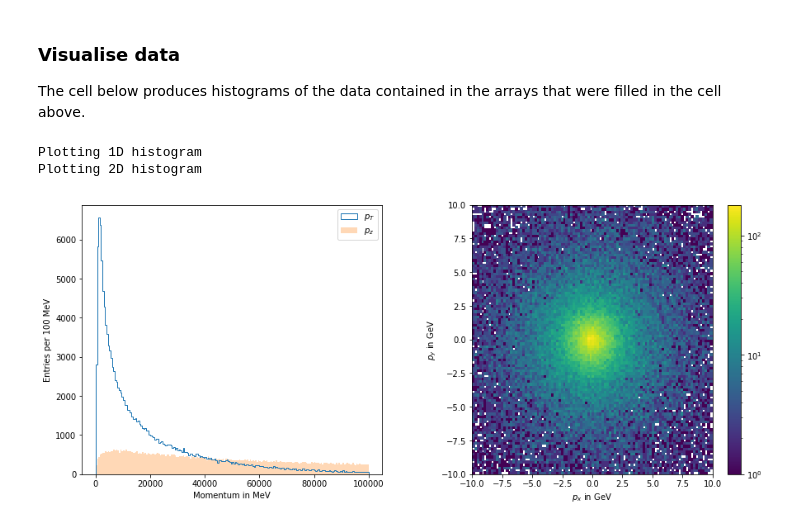
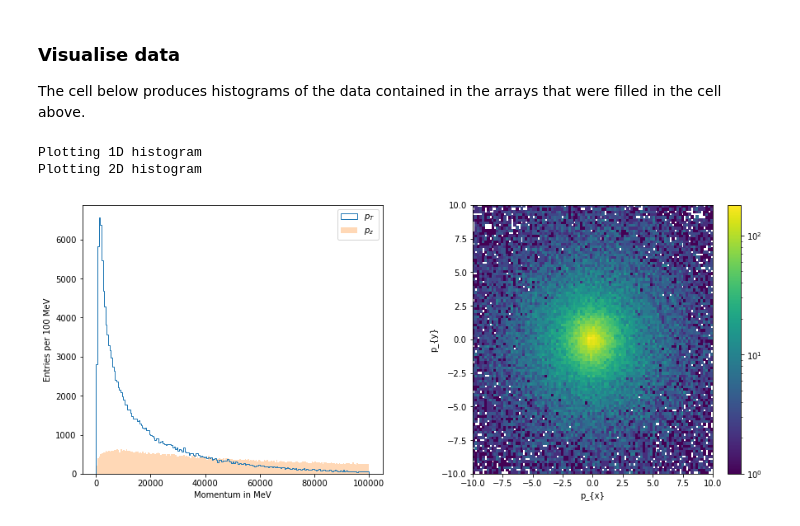
Before and after one commit to gersabec/UoM_MatterAntimatterLab, a Jupyter notebook: Analysis_example.ipynb, the cells around one changed output. Drawn from its saved outputs; the diff is of its cells as text; code cells hidden in the pictures.

```diff
--- a/Analysis_example.ipynb
+++ b/Analysis_example.ipynb
@@ -46,22 +47,34 @@ pZ = []
 event_counter = 0
 
 # If set to a value greater than 0, limits the number of events analysed
-MAX_EVENTS = -1
+# Set to -1 to run over all events.
+# It is recommended to keep the number of events limited while developing the analysis.
+MAX_EVENTS = 50000
 
-# This outer loop is a technical loop of uproot over chunks of events
-for data in events_sim[b'PhaseSpaceTree'].iterate([b'H*_P[XYZ]',b'H*_Charge']):
-    # As Python can handle calculations with arrays, we can calculate derived quantities here
-    pT_H1 = np.sqrt(data[b'H1_PX']**2+data[b'H1_PY']**2)
-    pT_H2 = np.sqrt(data[b'H2_PX']**2+data[b'H2_PY']**2)
-    pT_H3 = np.sqrt(data[b'H3_PX']**2+data[b'H3_PY']**2)
+# Select which set of input data is to be analysed. Uncomment exactly one line
+trees = [events_sim['PhaseSpaceTree']]                       # Simulation
+#trees = [events_down[b'DecayTree']]                          # Magnet down data
+#trees = [events_up['DecayTree']]                             # Magnet up data
+#trees = [events_down[b'DecayTree'],events_up['DecayTree']]   # Magnet down+up data
 
-    # This loop will go over individual events
-    for i in range(0,len(data[b'H1_PZ'])):
-        event_counter += 1
-        if 0 < MAX_EVENTS and MAX_EVENTS < event_counter: break
-        if 0 == (event_counter % 100000): print('Read', event_counter, 'events')
-        # Decide here which events to analyse
-        if (data[b'H1_PZ'][i] > 0) and (data[b'H2_PZ'][i] > 0) and (data[b'H3_PZ'][i] > 0):
+# This loop goes over the trees to be analysed
+for tree in trees:
+    # This outer loop is a technical loop of uproot over chunks of events
+    for data in tree.iterate([b'H*_P[XYZ]',b'H*_Charge',b'H*_Prob*',b'H*_isMuon']):
+        # As Python can handle calculations with arrays, we can calculate derived quantities here
+        pT_H1 = np.sqrt(data[b'H1_PX']**2+data[b'H1_PY']**2)
+        pT_H2 = np.sqrt(data[b'H2_PX']**2+data[b'H2_PY']**2)
+        pT_H3 = np.sqrt(data[b'H3_PX']**2+data[b'H3_PY']**2)
+
+        # Your invariant mass calculation should go here
+
+        # This loop will go over individual events
+        for i in range(0,len(data[b'H1_PZ'])):
+            event_counter += 1
+            if 0 < MAX_EVENTS and MAX_EVENTS < event_counter: break
+            if 0 == (event_counter % 100000): print('Read', event_counter, 'events')
+            # Decide here which events to analyse
+            if (data[b'H1_PZ'][i] < 0) or (data[b'H2_PZ'][i] < 0) or (data[b'H3_PZ'][i] < 0): continue
             # Fill arrays of events to be plotted and analysed further below
             # Adding values for all three hadrons to the same variable here
             pT.append(pT_H1[i])
@@ -88,30 +101,30 @@ The cell below produces histograms of the data contained in the arrays that were
 # %%
 # Plot some histograms -- NOTE: this can take several minutes
 
 # This line produces two plots side-by-side.
 # It's still useful just for one plot as you can set the size and get the fig,ax objects
 fig, ax = plt.subplots(nrows=1, ncols=2, figsize=(15, 6))
 fig.subplots_adjust(wspace=0.3) # increase horizontal space between plots
 
 # This plots two 1D-histograms.
 # The color is changed automatically, the styles are set by hand
 # keep hold of the pT histogram data for fitting later
 print('Plotting 1D histogram')
 values_pT,bins_pT,patches_pT = ax[0].hist(pT, bins = 200, range = [0, 100000],histtype='step',label='$p_{T}$')
 ax[0].hist(pZ, bins = 200, range = [0, 100000],histtype='stepfilled',alpha=0.3,label='$p_{z}$')
 ax[0].set_xlabel('Momentum in MeV')
 ax[0].set_ylabel('Entries per 100 MeV')
 ax[0].legend()
 plt.savefig('pTpZ.pdf')
 
 # This plots a 2D-histogram with values converted to GeV and with a logarithmic colour scale
 print('Plotting 2D histogram')
 h2d = ax[1].hist2d(np.true_divide(pX,1000), np.divide(pY,1000), bins = [100,100], range = [[-10,10],[-10,10]],norm=colors.LogNorm())
-ax[1].set_xlabel('$p_{x}$ in GeV')
-ax[1].set_ylabel('$p_{y}$ in GeV')
+ax[1].set_xlabel('p_{x}')
+ax[1].set_ylabel('p_{y}')
 fig.colorbar(h2d[3],ax=ax[1]) # let's add the colour scale
 plt.savefig('pXpY.pdf')
 # %% [output]
 Plotting 1D histogram
 Plotting 2D histogram
-[figure, old version]
+[figure, new version]
```
Also changed, not shown: parts of 6 cells of this notebook.
